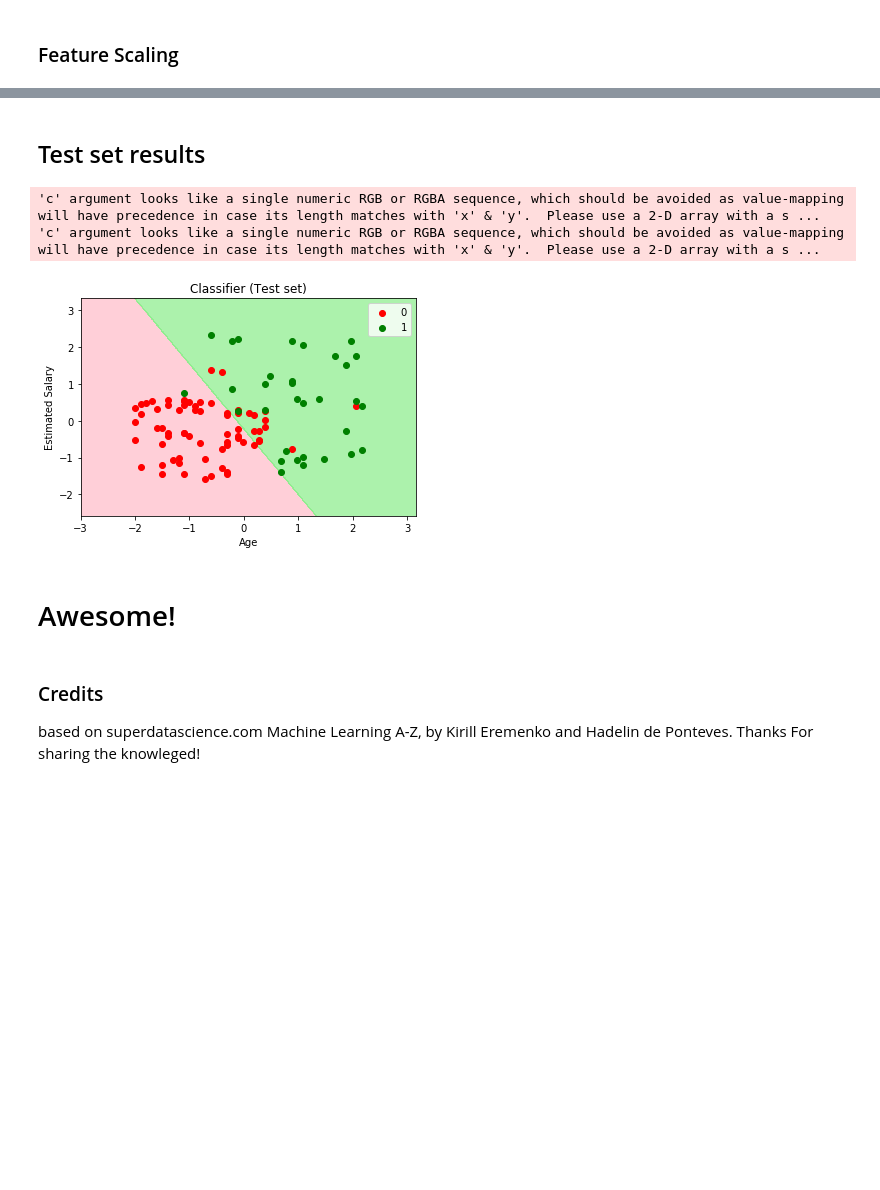
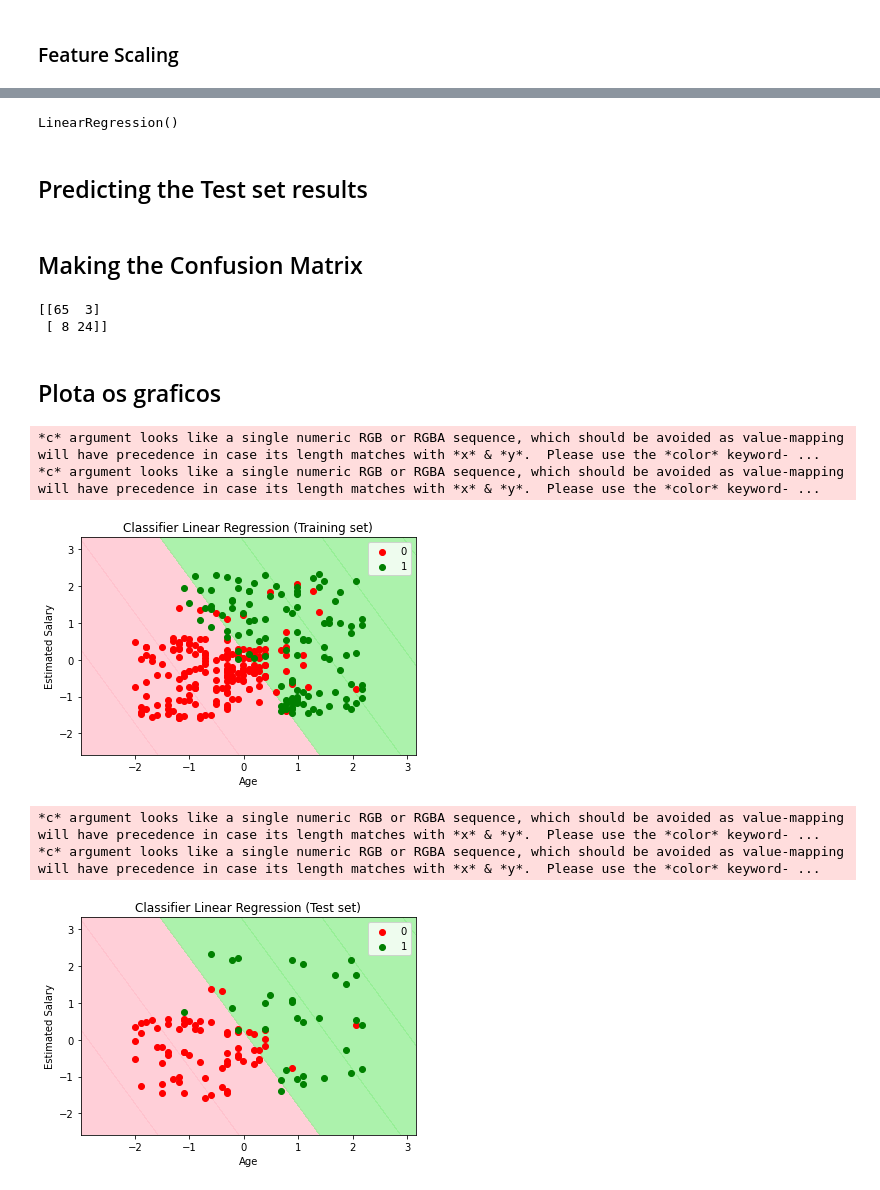
Before and after one commit to deeplearningunb/machinelearning-basics, a Jupyter notebook: logistic-regression-classifier.ipynb, the cells around one changed output, grey strips where cells are left out. Drawn from its saved outputs; the diff is of its cells as text; code cells hidden in the pictures; blank space fills up the shorter version.

```diff
--- a/logistic-regression-classifier.ipynb
+++ b/logistic-regression-classifier.ipynb
@@ -91,28 +140,8 @@ plt.show()
+# %%
+from sklearn import linear_model
+classifier = linear_model.LinearRegression()
+classifier.fit(X_train,y_train)
+# %% [output]
+LinearRegression()
 # %% [markdown]
-## Test set results
+## Predicting the Test set results
-# %%
-from matplotlib.colors import ListedColormap
-X_set, y_set = X_test, y_test
-X1, X2 = np.meshgrid(np.arange(start = X_set[:, 0].min() - 1, stop = X_set[:, 0].max() + 1, step = 0.01),
-                     np.arange(start = X_set[:, 1].min() - 1, stop = X_set[:, 1].max() + 1, step = 0.01))
-plt.contourf(X1, X2, classifier.predict(np.array([X1.ravel(), X2.ravel()]).T).reshape(X1.shape),
-             alpha = 0.75, cmap = ListedColormap(('pink', 'lightgreen')))
-plt.xlim(X1.min(), X1.max())
-plt.ylim(X2.min(), X2.max())
-for i, j in enumerate(np.unique(y_set)):
-    plt.scatter(X_set[y_set == j, 0], X_set[y_set == j, 1],
-                c = ListedColormap(('red', 'green'))(i), label = j)
-plt.title('Classifier (Test set)')
-plt.xlabel('Age')
-plt.ylabel('Estimated Salary')
-plt.legend()
-plt.show()
-# %% [output]
-'c' argument looks like a single numeric RGB or RGBA sequence, which should be avoided as value-mapping will have precedence in case its length matches with 'x' & 'y'.  Please use a 2-D array with a s ...
-'c' argument looks like a single numeric RGB or RGBA sequence, which should be avoided as value-mapping will have precedence in case its length matches with 'x' & 'y'.  Please use a 2-D array with a s ...
-[figure, removed]
-# %% [markdown]
-# Awesome!
-# %% [markdown]
-### Credits
-based on superdatascience.com Machine Learning A-Z, by Kirill Eremenko and Hadelin de Ponteves. Thanks For sharing the knowleged!
@@ -118,0 +150,21 @@ based on superdatascience.com Machine Learning A-Z, by Kirill Eremenko and Hadel
+# %% [markdown]
+## Making the Confusion Matrix
+# %%
+from sklearn.metrics import confusion_matrix
+cmLinear = confusion_matrix(y_test, y_pred.round())
+print(cmLinear)
+# %% [output]
+[[65  3]
+ [ 8 24]]
+# %% [markdown]
+## Plota os graficos
+# %%
+plotarGrafico(X_train, y_train, classifier, 'Training', 'Linear Regression')
+plotarGrafico(X_test, y_test, classifier, 'Test', 'Linear Regression')
+# %% [output]
+*c* argument looks like a single numeric RGB or RGBA sequence, which should be avoided as value-mapping will have precedence in case its length matches with *x* & *y*.  Please use the *color* keyword- ...
+*c* argument looks like a single numeric RGB or RGBA sequence, which should be avoided as value-mapping will have precedence in case its length matches with *x* & *y*.  Please use the *color* keyword- ...
+[figure, added]
+*c* argument looks like a single numeric RGB or RGBA sequence, which should be avoided as value-mapping will have precedence in case its length matches with *x* & *y*.  Please use the *color* keyword- ...
+*c* argument looks like a single numeric RGB or RGBA sequence, which should be avoided as value-mapping will have precedence in case its length matches with *x* & *y*.  Please use the *color* keyword- ...
+[figure, added]
```
Also changed, not shown: parts of 22 cells of this notebook.
